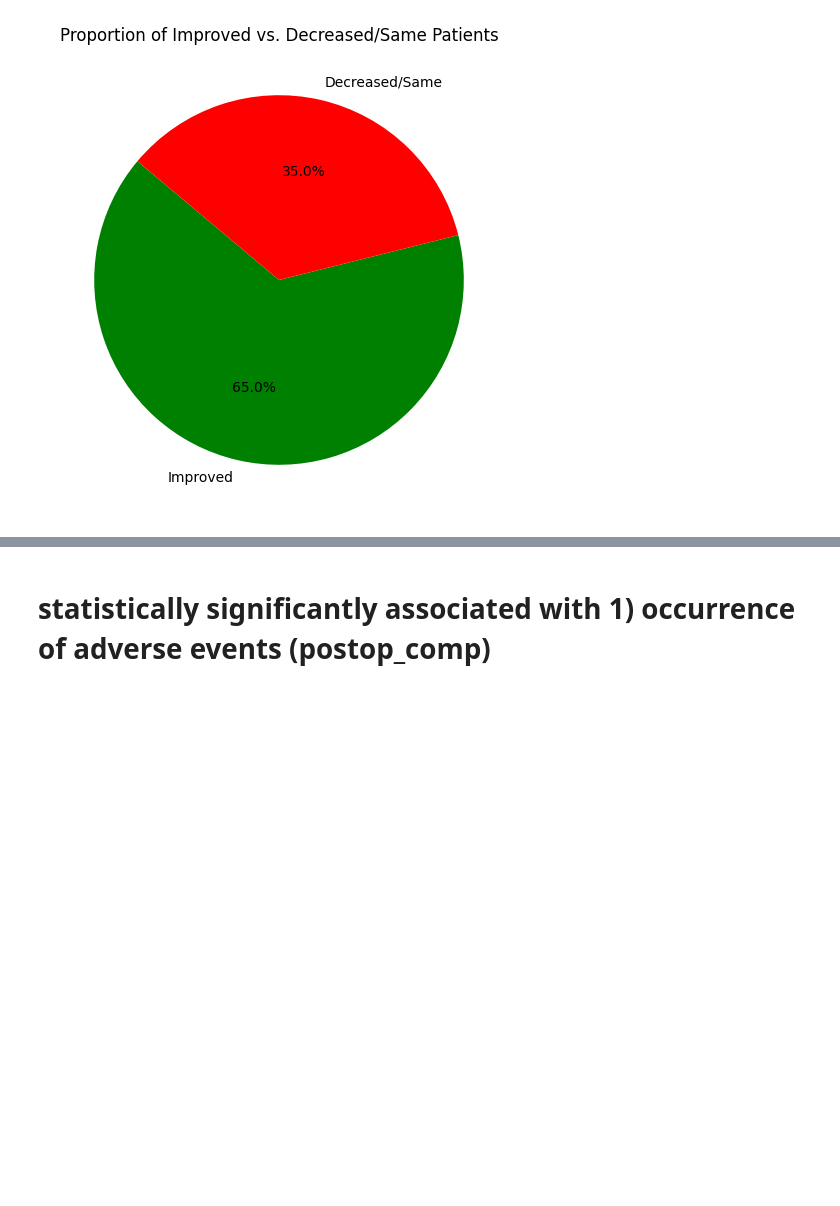
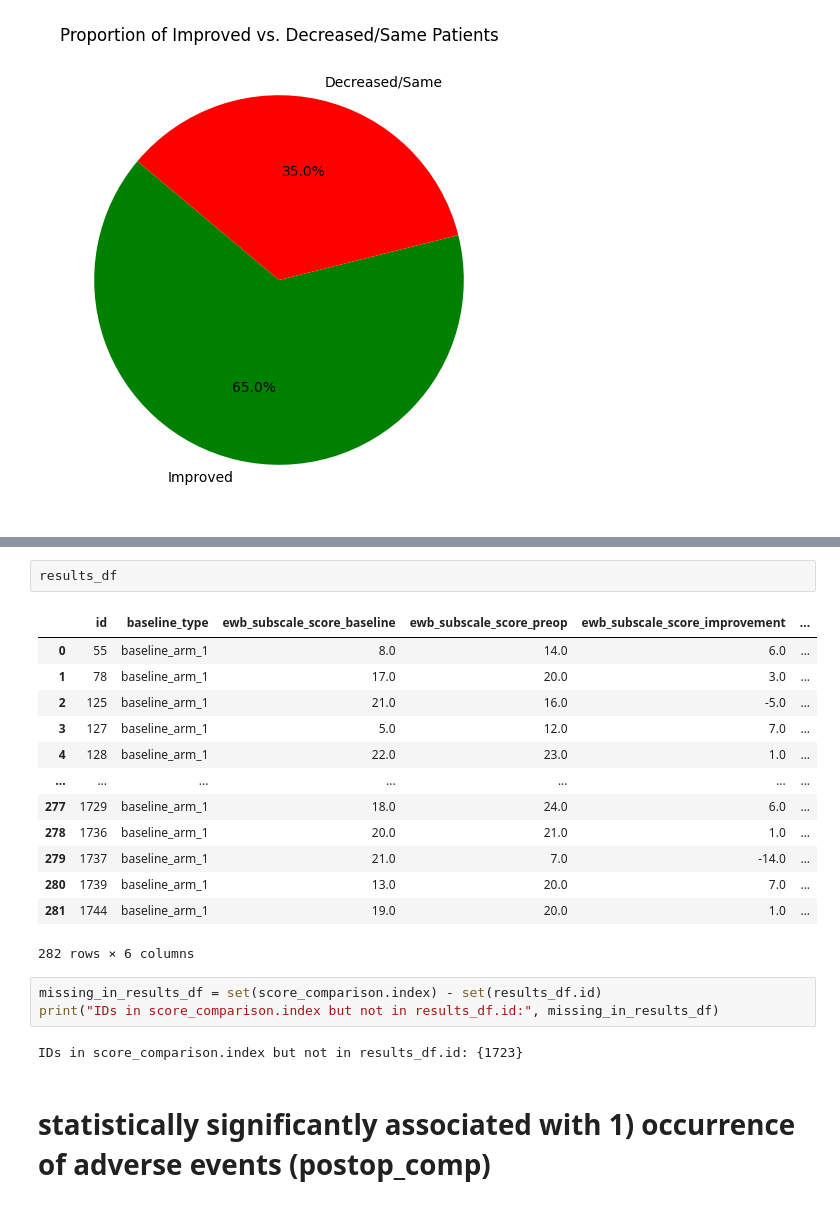
Before and after one commit to Crump-Lab/ESO_project, a Jupyter notebook: notebooks/ESO_ED_analysis_pre_n_baseline3.ipynb, the cells around one changed output, grey strips where cells are left out. Cells and saved outputs as stored; diff of their text form; blank space fills up the shorter version.

```diff
--- a/notebooks/ESO_ED_analysis_pre_n_baseline3.ipynb
+++ b/notebooks/ESO_ED_analysis_pre_n_baseline3.ipynb
@@ -634,3 +786,24 @@ Passing `palette` without assigning `hue` is deprecated and will be removed in v
+# %%
+results_df
+# %% [output]
+|  | id | baseline_type | ewb_subscale_score_baseline | ewb_subscale_score_preop | ewb_subscale_score_improvement | ... |
+| 0 | 55 | baseline_arm_1 | 8.0 | 14.0 | 6.0 | ... |
+| 1 | 78 | baseline_arm_1 | 17.0 | 20.0 | 3.0 | ... |
+| 2 | 125 | baseline_arm_1 | 21.0 | 16.0 | -5.0 | ... |
+| 3 | 127 | baseline_arm_1 | 5.0 | 12.0 | 7.0 | ... |
+| 4 | 128 | baseline_arm_1 | 22.0 | 23.0 | 1.0 | ... |
+| ... | ... | ... | ... | ... | ... | ... |
+| 277 | 1729 | baseline_arm_1 | 18.0 | 24.0 | 6.0 | ... |
+| 278 | 1736 | baseline_arm_1 | 20.0 | 21.0 | 1.0 | ... |
+| 279 | 1737 | baseline_arm_1 | 21.0 | 7.0 | -14.0 | ... |
+| 280 | 1739 | baseline_arm_1 | 13.0 | 20.0 | 7.0 | ... |
+| 281 | 1744 | baseline_arm_1 | 19.0 | 20.0 | 1.0 | ... |
+282 rows × 6 columns
+# %%
+missing_in_results_df = set(score_comparison.index) - set(results_df.id)
+print("IDs in score_comparison.index but not in results_df.id:", missing_in_results_df)
+# %% [output]
+IDs in score_comparison.index but not in results_df.id: {1723}
 # %% [markdown]
 # statistically significantly associated with 1) occurrence of adverse events (postop_comp)
 # %%
```
Also changed, not shown: parts of 2 cells of this notebook.
